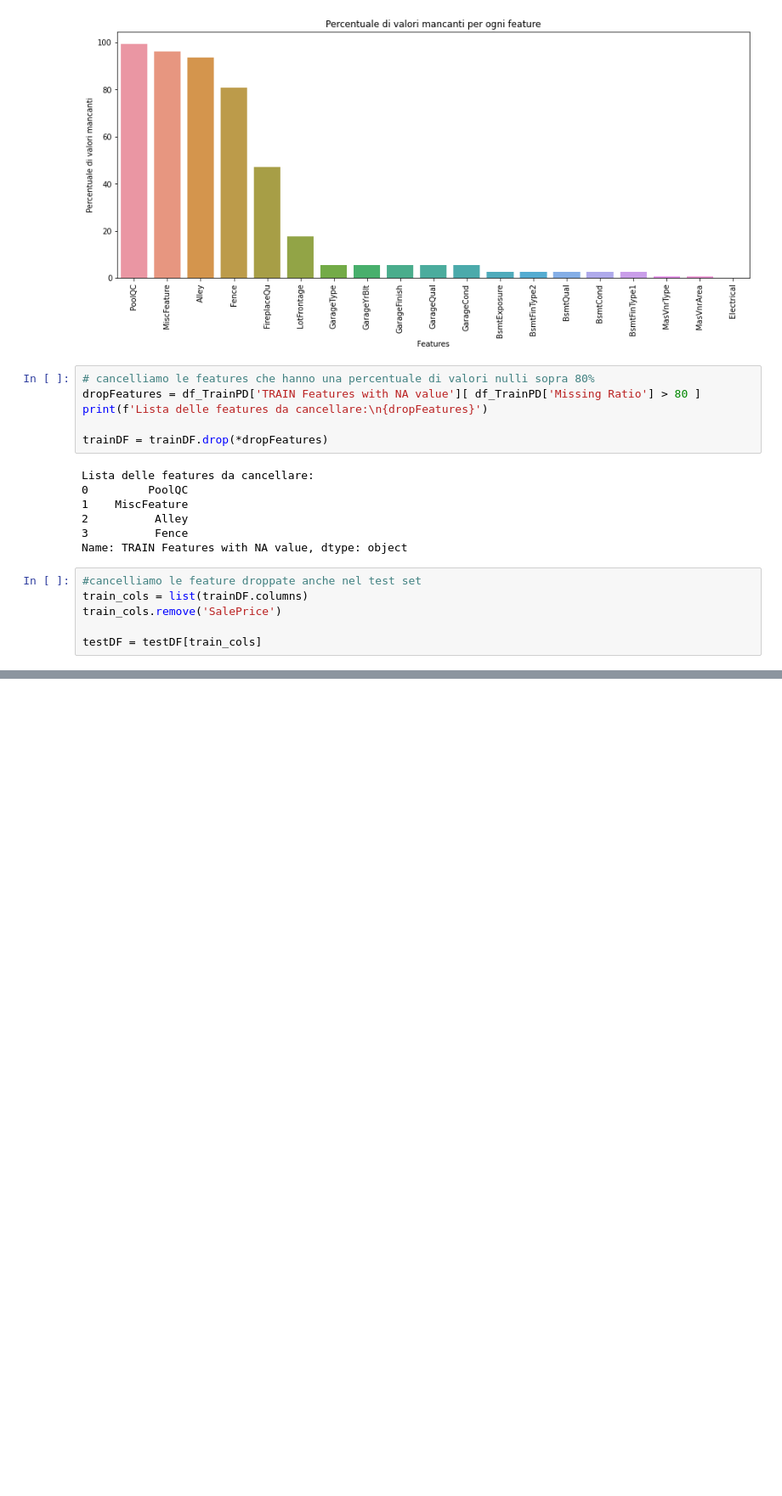
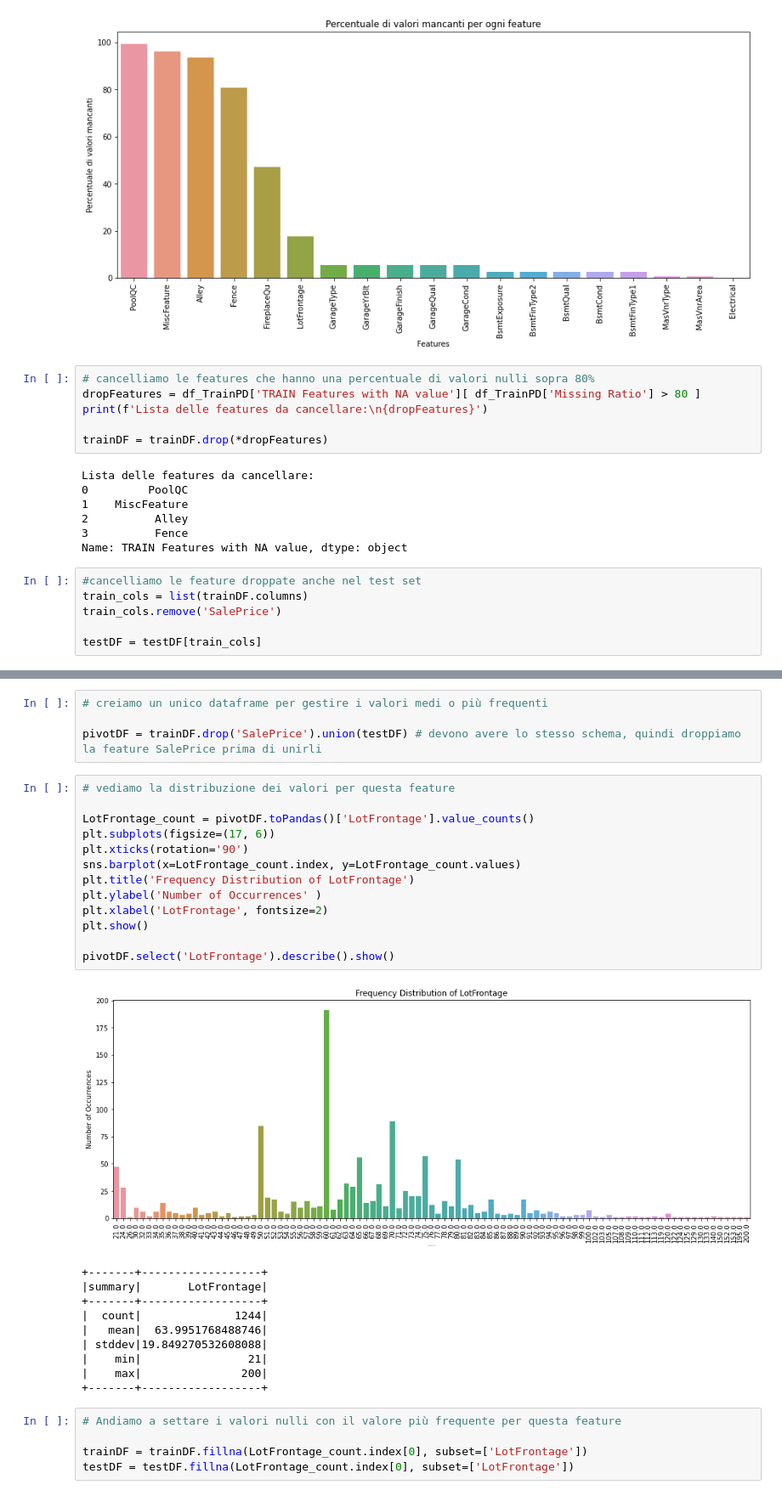
Before and after one commit to vitodigrigoli/house-prices-regression, a Jupyter notebook: di-grigoli.ipynb, the cells around one changed output, grey strips where cells are left out. Shown at 85% size. Drawn from its saved outputs; the diff is of its cells as text; blank space fills up the shorter version.

```diff
--- a/di-grigoli.ipynb
+++ b/di-grigoli.ipynb
@@ -202,2 +202,35 @@ nullFeaturesTestDF.show()
 +---------------------------+-----+
 only showing top 20 rows
+# %%
+# creiamo un unico dataframe per gestire i valori medi o più frequenti
+
+pivotDF = trainDF.drop('SalePrice').union(testDF) # devono avere lo stesso schema, quindi droppiamo la feature SalePrice prima di unirli
+# %%
+# vediamo la distribuzione dei valori per questa feature
+
+LotFrontage_count = pivotDF.toPandas()['LotFrontage'].value_counts()
+plt.subplots(figsize=(17, 6))
+plt.xticks(rotation='90')
+sns.barplot(x=LotFrontage_count.index, y=LotFrontage_count.values)
+plt.title('Frequency Distribution of LotFrontage')
+plt.ylabel('Number of Occurrences' )
+plt.xlabel('LotFrontage', fontsize=2)
+plt.show()
+
+pivotDF.select('LotFrontage').describe().show()
+# %% [output]
+[figure, added]
++-------+------------------+
+|summary|       LotFrontage|
++-------+------------------+
+|  count|              1244|
+|   mean|  63.9951768488746|
+| stddev|19.849270532608088|
+|    min|                21|
+|    max|               200|
++-------+------------------+
+# %%
+# Andiamo a settare i valori nulli con il valore più frequente per questa feature
+
+trainDF = trainDF.fillna(LotFrontage_count.index[0], subset=['LotFrontage'])
+testDF = testDF.fillna(LotFrontage_count.index[0], subset=['LotFrontage'])
```
Also changed, not shown: parts of 20 cells of this notebook.
